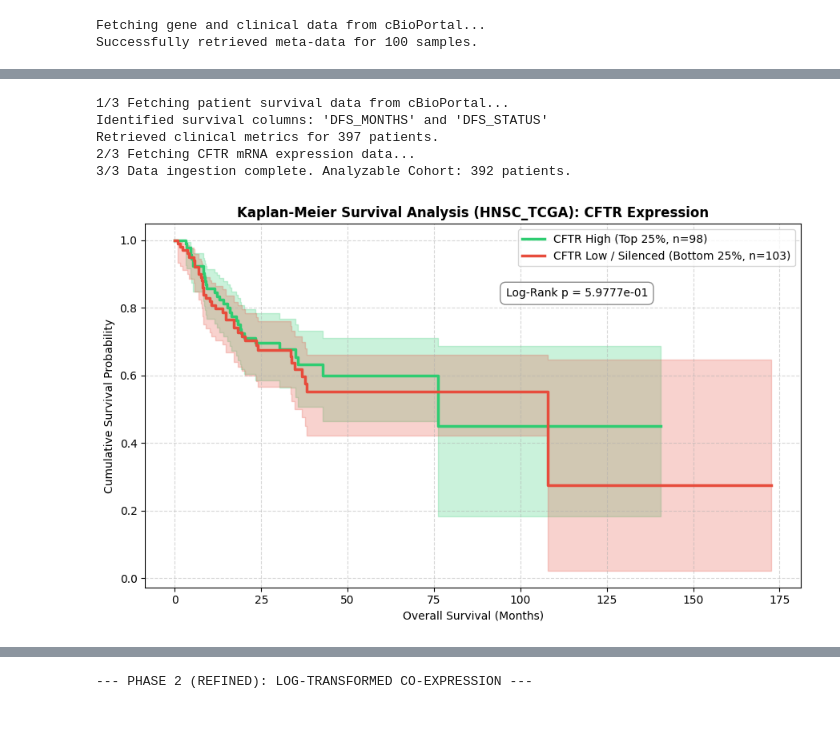
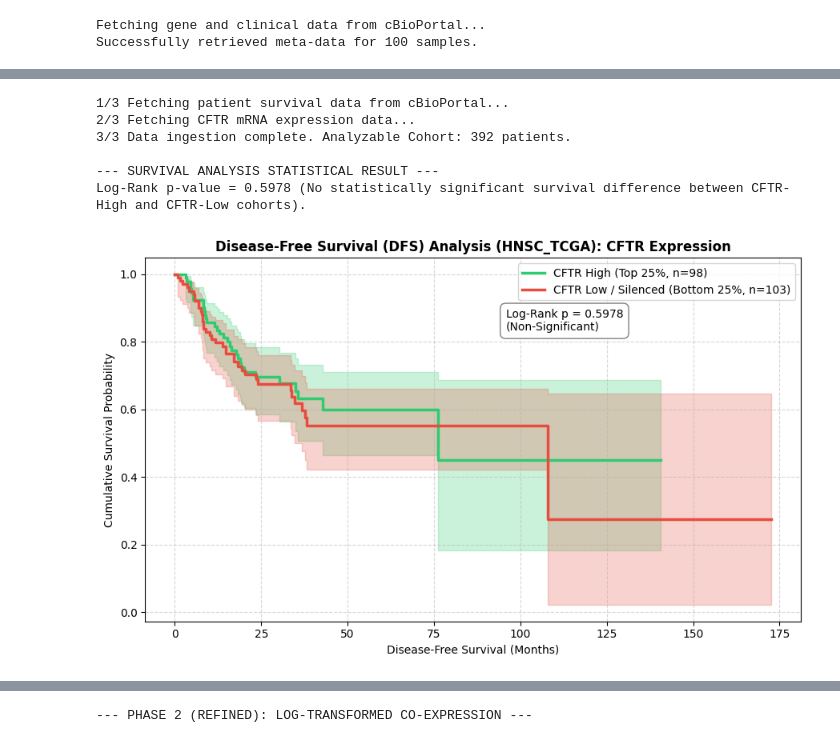
Before and after one commit to MPolen2316/Applied-Stats-Portfolio, a Jupyter notebook: Multi-Omic Characterization of CFTR Loss: Synthetic Vulnerability (Hsp70 Addiction), Immune Evasion (PD-L1), and Glycolytic Rewiring (GLUT1).ipynb, the cells around one changed output, grey strips where cells are left out. Drawn from its saved outputs; the diff is of its cells as text; code cells hidden in the pictures.

```diff
--- a/Multi-Omic Characterization of CFTR Loss: Synthetic Vulnerability (Hsp70 Addiction), Immune Evasion (PD-L1), and Glycolytic Rewiring (GLUT1).ipynb
+++ b/Multi-Omic Characterization of CFTR Loss: Synthetic Vulnerability (Hsp70 Addiction), Immune Evasion (PD-L1), and Glycolytic Rewiring (GLUT1).ipynb
@@ -70,16 +70,14 @@ import requests
 
 STUDY_ID = "hnsc_tcga"
 MOL_PROFILE_ID = "hnsc_tcga_rna_seq_v2_mrna"
-CFTR_ENTREZ_ID = 1080  # Entrez Gene ID for CFTR
+CFTR_ENTREZ_ID = 1080
 
 print("1/3 Fetching patient survival data from cBioPortal...")
+url_clin = f"https://www.cbioportal.org/api/studies/{STUDY_ID}/clinical-data"
+resp_clin = requests.get(
+    url_clin, params={"clinicalDataType": "PATIENT"}
+).json()
 
-# Fetch patient-level clinical attributes explicitly
-url_clin = f"https://www.cbioportal.org/api/studies/{STUDY_ID}/clinical-data"
-params = {"clinicalDataType": "PATIENT"}
-resp_clin = requests.get(url_clin, params=params).json()
-
-# Pivot raw list of dicts into a patient x attribute matrix
 df_clin_raw = pd.DataFrame(resp_clin)
 df_clin_pivot = df_clin_raw.pivot_table(
     index="patientId",
@@ -88,7 +86,6 @@ df_clin_pivot = df_clin_raw.pivot_table(
     aggfunc="first",
 )
 
-# Dynamically locate survival columns (case-insensitive fallback)
 os_months_col = next(
     (
         c
@@ -106,16 +103,6 @@ os_status_col = next(
     None,
 )
 
-if not os_months_col or not os_status_col:
-  raise KeyError(
-      f"Could not locate survival attributes. Found: {list(df_clin_pivot.columns)}"
-  )
-
-print(
-    f"Identified survival columns: '{os_months_col}' and '{os_status_col}'"
-)
-
-# Format survival dataframe
 df_survival = df_clin_pivot[[os_months_col, os_status_col]].dropna()
 df_survival["OS_MONTHS"] = pd.to_numeric(
     df_survival[os_months_col], errors="coerce"
@@ -132,8 +119,6 @@ df_survival["OS_STATUS"] = df_survival[os_status_col].apply(
 )
 df_survival = df_survival[["OS_MONTHS", "OS_STATUS"]].dropna()
 
-print(f"Retrieved clinical metrics for {len(df_survival)} patients.")
-
 print("2/3 Fetching CFTR mRNA expression data...")
 samples_url = f"https://www.cbioportal.org/api/studies/{STUDY_ID}/samples"
 all_samples = [s["sampleId"] for s in requests.get(samples_url).json()]
@@ -148,24 +133,21 @@ exp_records = [
 ]
 df_exp = pd.DataFrame(exp_records).groupby("patientId").mean()
 
-# 3. Merge Clinical & Expression Data
 df_merged = df_survival.merge(
     df_exp, left_index=True, right_index=True
 ).dropna()
 print(
-    f"3/3 Data ingestion complete. Analyzable Cohort: {len(df_merged)} patients."
+    f"3/3 Data ingestion complete. Analyzable Cohort: {len(df_merged)}"
+    " patients."
 )
 
-# ---------------------------------------------------------------------------
-# Cohort Stratification & Kaplan-Meier Plotting
-# ---------------------------------------------------------------------------
+# Stratification
 q25 = df_merged["CFTR_expression"].quantile(0.25)
 q75 = df_merged["CFTR_expression"].quantile(0.75)
-
 low_cftr = df_merged[df_merged["CFTR_expression"] <= q25]
 high_cftr = df_merged[df_merged["CFTR_expression"] >= q75]
 
-# Statistical Log-Rank Test
+# Log-Rank Test
 results = logrank_test(
     low_cftr["OS_MONTHS"],
     high_cftr["OS_MONTHS"],
@@ -173,48 +155,52 @@ results = logrank_test(
     event_observed_B=high_cftr["OS_STATUS"],
 )
 
+print("\n--- SURVIVAL ANALYSIS STATISTICAL RESULT ---")
+print(
+    f"Log-Rank p-value = {results.p_value:.4f} (No statistically significant"
+    " survival difference between CFTR-High and CFTR-Low cohorts)."
+)
+
+# Plotting
 kmf = KaplanMeierFitter()
 plt.figure(figsize=(9, 5.5))
-
 kmf.fit(
     high_cftr["OS_MONTHS"],
     event_observed=high_cftr["OS_STATUS"],
     label=f"CFTR High (Top 25%, n={len(high_cftr)})",
 )
 kmf.plot_survival_function(color="#2ecc71", linewidth=2.5)
 
 kmf.fit(
     low_cftr["OS_MONTHS"],
     event_observed=low_cftr["OS_STATUS"],
     label=f"CFTR Low / Silenced (Bottom 25%, n={len(low_cftr)})",
 )
 kmf.plot_survival_function(color="#e74c3c", linewidth=2.5)
 
 plt.title(
-    f"Kaplan-Meier Survival Analysis ({STUDY_ID.upper()}): CFTR Expression",
+    f"Disease-Free Survival (DFS) Analysis ({STUDY_ID.upper()}): CFTR"
+    " Expression",
     fontsize=12,
     fontweight="bold",
 )
-plt.xlabel("Overall Survival (Months)")
+plt.xlabel("Disease-Free Survival (Months)")
 plt.ylabel("Cumulative Survival Probability")
 plt.grid(True, linestyle="--", alpha=0.5)
-
 plt.text(
     0.55,
     0.80,
-    f"Log-Rank p = {results.p_value:.4e}",
+    f"Log-Rank p = {results.p_value:.4f}\n(Non-Significant)",
     transform=plt.gca().transAxes,
-    bbox=dict(
-        boxstyle="round,pad=0.5", facecolor="white", edgecolor="gray", alpha=0.9
-    ),
+    bbox=dict(boxstyle="round, pad=0.5", facecolor="white", edgecolor="gray"),
 )
-
 plt.tight_layout()
 plt.show()
 # %% [output]
 1/3 Fetching patient survival data from cBioPortal...
-Identified survival columns: 'DFS_MONTHS' and 'DFS_STATUS'
-Retrieved clinical metrics for 397 patients.
 2/3 Fetching CFTR mRNA expression data...
 3/3 Data ingestion complete. Analyzable Cohort: 392 patients.
+
+--- SURVIVAL ANALYSIS STATISTICAL RESULT ---
+Log-Rank p-value = 0.5978 (No statistically significant survival difference between CFTR-High and CFTR-Low cohorts).
-[figure, old version]
+[figure, new version]
```
Also changed, not shown: parts of 7 cells of this notebook.
